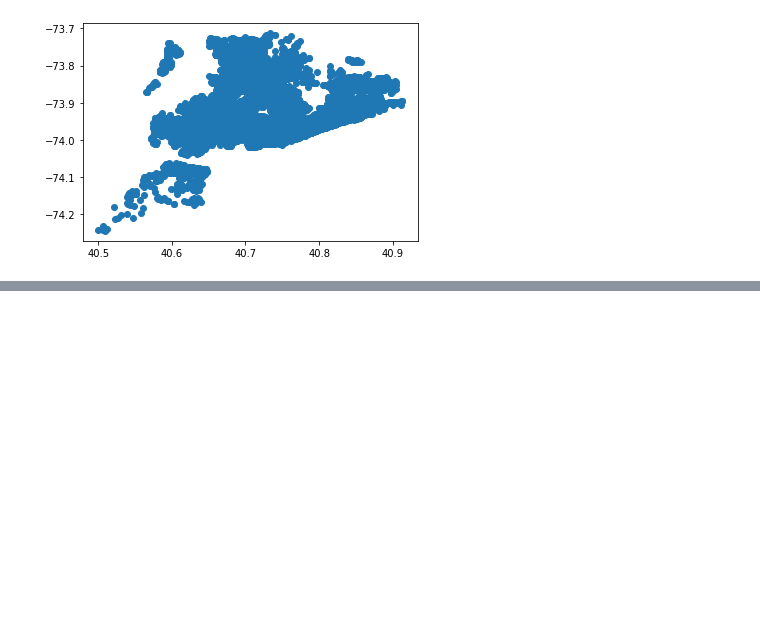
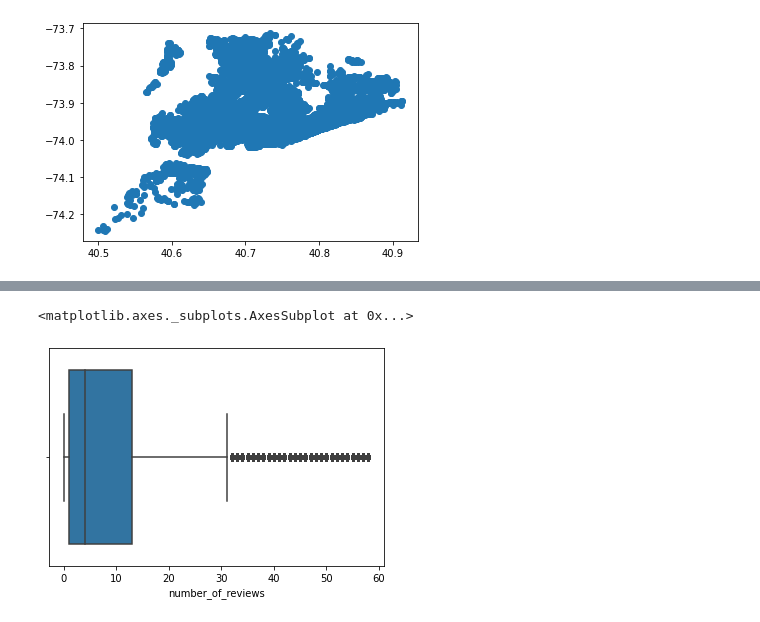
Before and after one commit to Ishakasar/NY_Airbnb, a Jupyter notebook: Isha_Kasar_Team_4_Capstone_Project.ipynb, the cells around one changed output, grey strips where cells are left out. Cells and saved outputs as stored; diff of their text form; code cells hidden in the pictures; blank space fills up the shorter version.

```diff
--- a/Isha_Kasar_Team_4_Capstone_Project.ipynb
+++ b/Isha_Kasar_Team_4_Capstone_Project.ipynb
@@ -62,0 +150,5 @@ plt.scatter(x, y)
+# %%
+sns.boxplot(NY['number_of_reviews'])
+# %% [output]
+<matplotlib.axes._subplots.AxesSubplot at 0x...>
+[figure, added]
```
Also changed, not shown: parts of 18 cells of this notebook.
